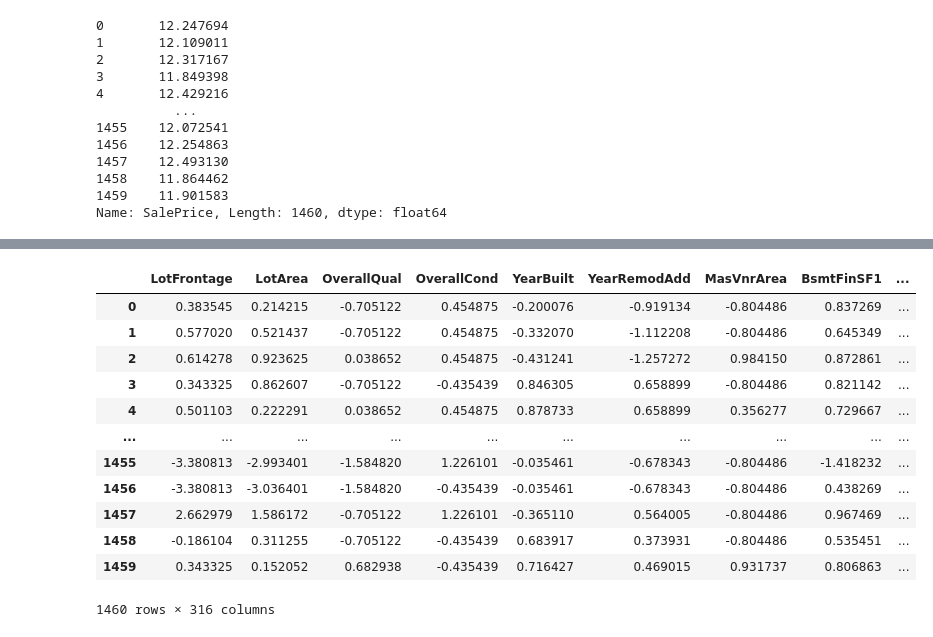
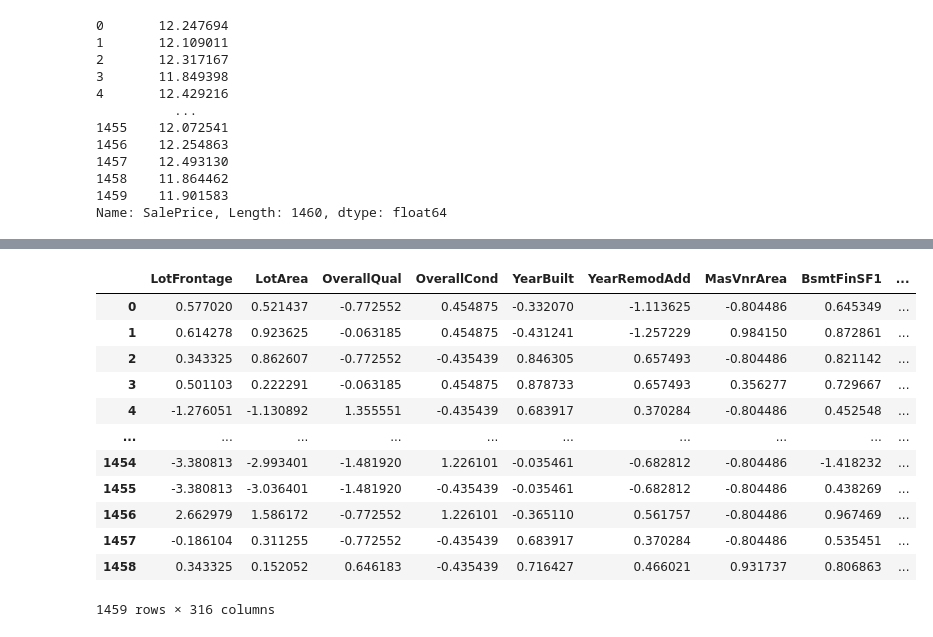
Before and after one commit to Shadpls/Housing-price-predictor, a Jupyter notebook: houseing.ipynb, the cells around one changed output, grey strips where cells are left out. Drawn from its saved outputs; the diff is of its cells as text; code cells hidden in the pictures.

```diff
--- a/houseing.ipynb
+++ b/houseing.ipynb
@@ -406,18 +406,18 @@ train_done
 1460 rows × 316 columns
 # %%
-test_done = data5.loc[1459:, :].reset_index(drop=True).copy()
+test_done = data5.loc[1460:, :].reset_index(drop=True).copy()
 test_done
 # %% [output]
 |  | LotFrontage | LotArea | OverallQual | OverallCond | YearBuilt | YearRemodAdd | MasVnrArea | BsmtFinSF1 | ... |
-| 0 | 0.383545 | 0.214215 | -0.705122 | 0.454875 | -0.200076 | -0.919134 | -0.804486 | 0.837269 | ... |
-| 1 | 0.577020 | 0.521437 | -0.705122 | 0.454875 | -0.332070 | -1.112208 | -0.804486 | 0.645349 | ... |
-| 2 | 0.614278 | 0.923625 | 0.038652 | 0.454875 | -0.431241 | -1.257272 | 0.984150 | 0.872861 | ... |
-| 3 | 0.343325 | 0.862607 | -0.705122 | -0.435439 | 0.846305 | 0.658899 | -0.804486 | 0.821142 | ... |
-| 4 | 0.501103 | 0.222291 | 0.038652 | 0.454875 | 0.878733 | 0.658899 | 0.356277 | 0.729667 | ... |
+| 0 | 0.577020 | 0.521437 | -0.772552 | 0.454875 | -0.332070 | -1.113625 | -0.804486 | 0.645349 | ... |
+| 1 | 0.614278 | 0.923625 | -0.063185 | 0.454875 | -0.431241 | -1.257229 | 0.984150 | 0.872861 | ... |
+| 2 | 0.343325 | 0.862607 | -0.772552 | -0.435439 | 0.846305 | 0.657493 | -0.804486 | 0.821142 | ... |
+| 3 | 0.501103 | 0.222291 | -0.063185 | 0.454875 | 0.878733 | 0.657493 | 0.356277 | 0.729667 | ... |
+| 4 | -1.276051 | -1.130892 | 1.355551 | -0.435439 | 0.683917 | 0.370284 | -0.804486 | 0.452548 | ... |
 | ... | ... | ... | ... | ... | ... | ... | ... | ... | ... |
-| 1455 | -3.380813 | -2.993401 | -1.584820 | 1.226101 | -0.035461 | -0.678343 | -0.804486 | -1.418232 | ... |
-| 1456 | -3.380813 | -3.036401 | -1.584820 | -0.435439 | -0.035461 | -0.678343 | -0.804486 | 0.438269 | ... |
-| 1457 | 2.662979 | 1.586172 | -0.705122 | 1.226101 | -0.365110 | 0.564005 | -0.804486 | 0.967469 | ... |
-| 1458 | -0.186104 | 0.311255 | -0.705122 | -0.435439 | 0.683917 | 0.373931 | -0.804486 | 0.535451 | ... |
-| 1459 | 0.343325 | 0.152052 | 0.682938 | -0.435439 | 0.716427 | 0.469015 | 0.931737 | 0.806863 | ... |
+| 1454 | -3.380813 | -2.993401 | -1.481920 | 1.226101 | -0.035461 | -0.682812 | -0.804486 | -1.418232 | ... |
+| 1455 | -3.380813 | -3.036401 | -1.481920 | -0.435439 | -0.035461 | -0.682812 | -0.804486 | 0.438269 | ... |
+| 1456 | 2.662979 | 1.586172 | -0.772552 | 1.226101 | -0.365110 | 0.561757 | -0.804486 | 0.967469 | ... |
+| 1457 | -0.186104 | 0.311255 | -0.772552 | -0.435439 | 0.683917 | 0.370284 | -0.804486 | 0.535451 | ... |
+| 1458 | 0.343325 | 0.152052 | 0.646183 | -0.435439 | 0.716427 | 0.466021 | 0.931737 | 0.806863 | ... |
-1460 rows × 316 columns
+1459 rows × 316 columns
```
Also changed, not shown: parts of 9 cells of this notebook, 1 other file.
